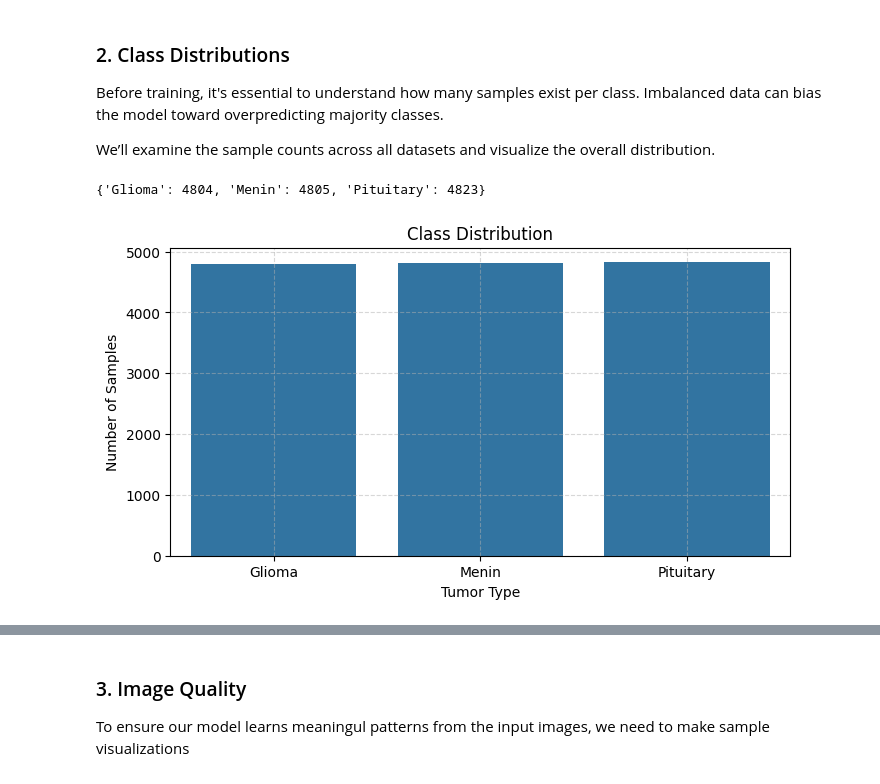
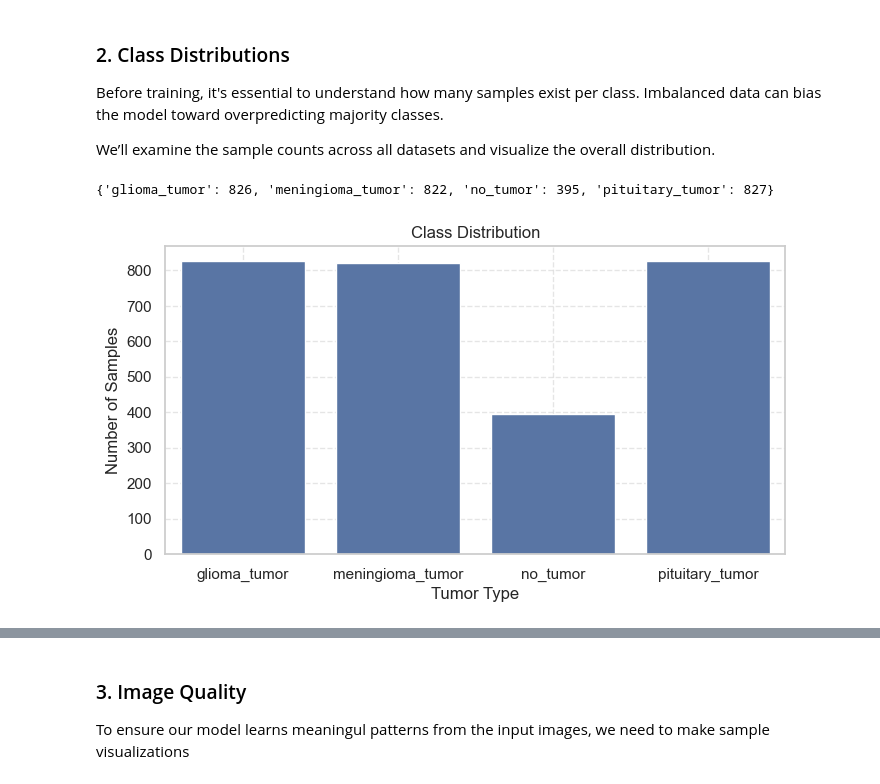
Before and after one commit to daviddning/cancer-tumor-classifier, a Jupyter notebook: notebooks/eda_brain_umor.ipynb, the cells around one changed output, grey strips where cells are left out. Saved outputs shown, nothing was run; the diff lists cells and outputs as text; code cells hidden in the pictures.

```diff
--- a/notebooks/eda_brain_umor.ipynb
+++ b/notebooks/eda_brain_umor.ipynb
@@ -20,33 +20,35 @@ Before training, it's essential to understand how many samples exist per class.
 We’ll examine the sample counts across all datasets and visualize the overall distribution.
 # %%
 import os
-import pandas as pd
 import matplotlib.pyplot as plt
 import seaborn as sns
-import numpy as np
-from PIL import Image
 
 # define path
-data_dir = r"C:\Users\SCHOOL\OneDrive - UBC\Documents\brain-tumor-classifier\data\raw"
+data_dir = r"C:\Users\SCHOOL\.cache\kagglehub\datasets\sartajbhuvaji\brain-tumor-classification-mri\versions\3\Training"
 
 # count samples
 def count_samples(directory):
-    return {cls: len(os.listdir(os.path.join(directory, cls))) for cls in os.listdir(directory)}
+    return {
+        cls: len(os.listdir(os.path.join(directory, cls)))
+        for cls in os.listdir(directory)
+        if os.path.isdir(os.path.join(directory, cls))
+    }
 
+# get counts
 counts = count_samples(data_dir)
 print(counts)
 
 # plot class distribution
 plt.figure(figsize=(8, 4))
 sns.barplot(x=list(counts.keys()), y=list(counts.values()))
 plt.title("Class Distribution")
 plt.ylabel("Number of Samples")
 plt.xlabel("Tumor Type")
 plt.grid(True, linestyle='--', alpha=0.5)
 plt.savefig("../reports/class_distribution.png", bbox_inches="tight")
 plt.show()
 # %% [output]
-{'Glioma': 4804, 'Menin': 4805, 'Pituitary': 4823}
+{'glioma_tumor': 826, 'meningioma_tumor': 822, 'no_tumor': 395, 'pituitary_tumor': 827}
-[figure, old version]
+[figure, new version]
 # %% [markdown]
 From what we can see above:
```
Also changed, not shown: parts of 6 cells of this notebook.
